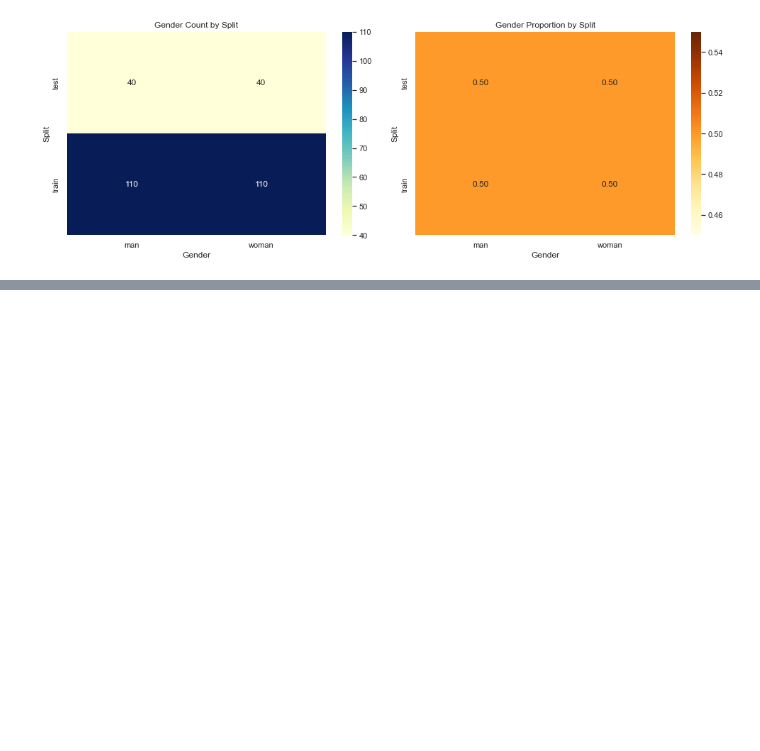
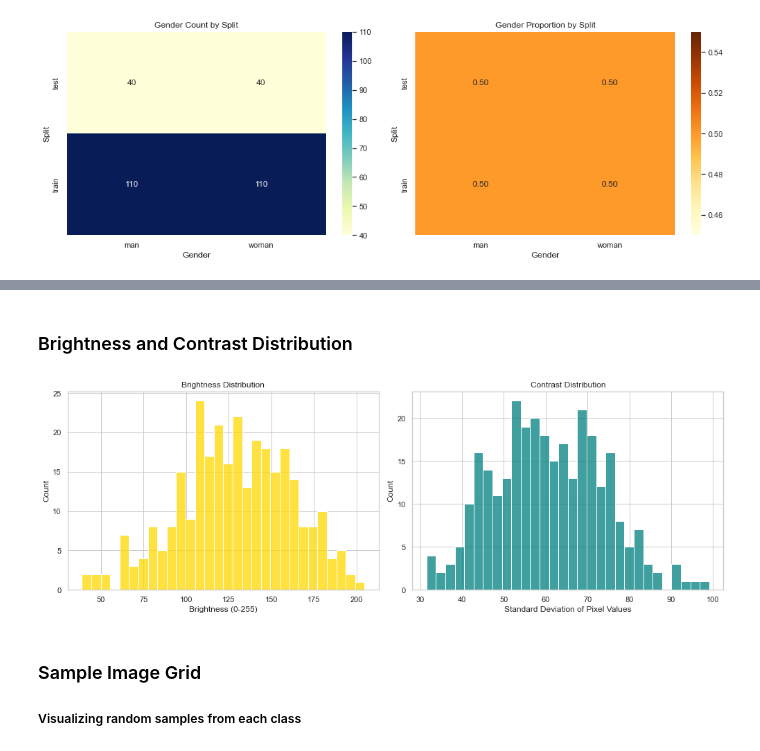
Before and after one commit to AAkinDev/Gender-Detection-CV, a Jupyter notebook: Notebooks/EDA_for_Gender_Detection.ipynb, the cells around one changed output, grey strips where cells are left out. Drawn from its saved outputs; the diff is of its cells as text; code cells hidden in the pictures; blank space fills up the shorter version.

```diff
--- a/Notebooks/EDA_for_Gender_Detection.ipynb
+++ b/Notebooks/EDA_for_Gender_Detection.ipynb
@@ -125,0 +299,23 @@ plt.show()
+# %% [markdown]
+### Brightness and Contrast Distribution
+# %%
+# Plotting Brightness & Contrast Disctibution
+fig, axes = plt.subplots(1, 2, figsize=(14, 5))
+
+# Brightness
+sns.histplot(image_stats_df['brightness'].dropna(), bins=30, ax=axes[0], color='gold')
+axes[0].set_title("Brightness Distribution")
+axes[0].set_xlabel("Brightness (0-255)")
+
+# Contrast
+sns.histplot(image_stats_df['contrast'].dropna(), bins=30, ax=axes[1], color='teal')
+axes[1].set_title("Contrast Distribution")
+axes[1].set_xlabel("Standard Deviation of Pixel Values")
+
+plt.tight_layout()
+plt.show()
+# %% [output]
+[figure, added]
+# %% [markdown]
+### Sample Image Grid
+##### Visualizing random samples from each class
```
Also changed, not shown: parts of 37 cells of this notebook, 2 other files.
